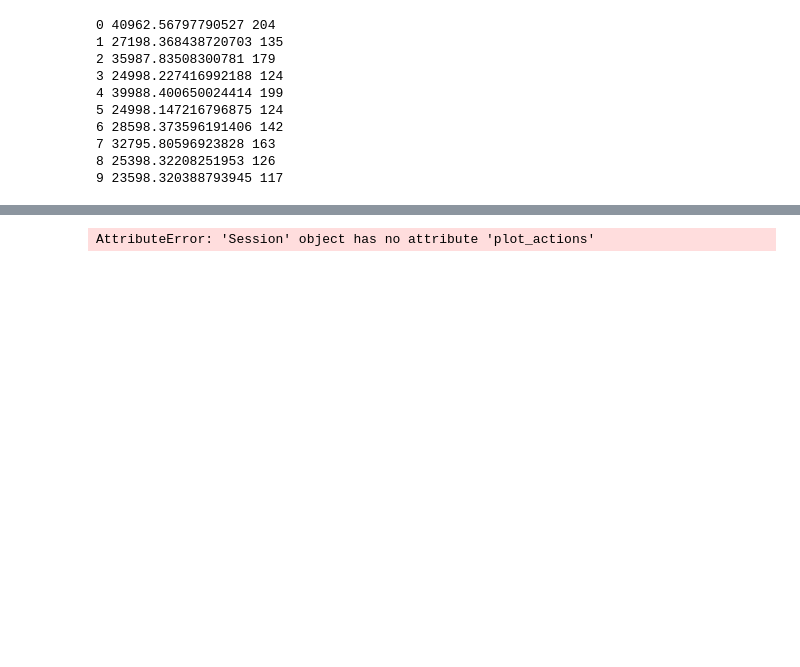
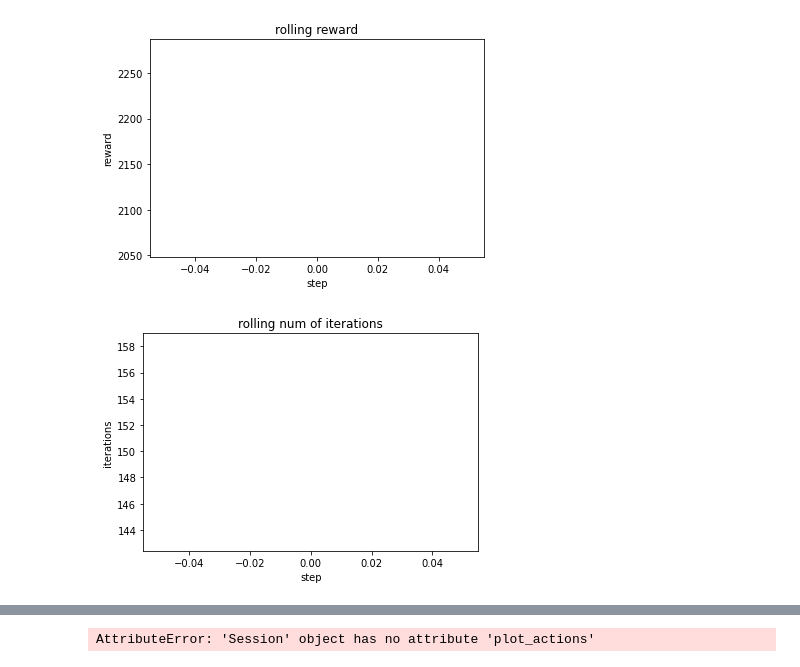
Before and after one commit to limon8884/copter, a Jupyter notebook: note_for_tests.ipynb, the cells around one changed output, grey strips where cells are left out. Drawn from its saved outputs; the diff is of its cells as text; code cells hidden in the pictures; blank space fills up the shorter version.

```diff
--- a/note_for_tests.ipynb
+++ b/note_for_tests.ipynb
@@ -12,13 +21,7 @@ s = Session(net, step_size=1e-3)
 # %%
-s.train_model(10, 1000)
+s.train_model(10, 1000, False)
-# %% [output]
-0 40962.56797790527 204
-1 27198.368438720703 135
-2 35987.83508300781 179
-3 24998.227416992188 124
-4 39988.400650024414 199
-5 24998.147216796875 124
-6 28598.373596191406 142
-7 32795.80596923828 163
-8 25398.32208251953 126
-9 23598.320388793945 117
+# %%
+s.plot_trained_logs(window_size=10)
+# %% [output]
+[figure, added]
+[figure, added]
```
Also changed, not shown: parts of 6 cells of this notebook, 5 other files.
